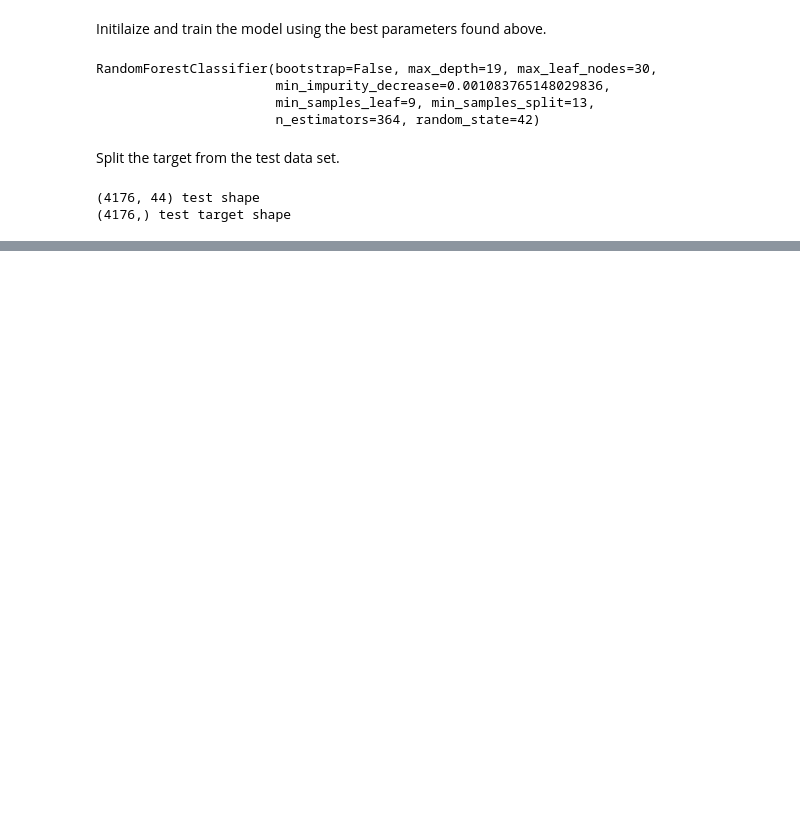
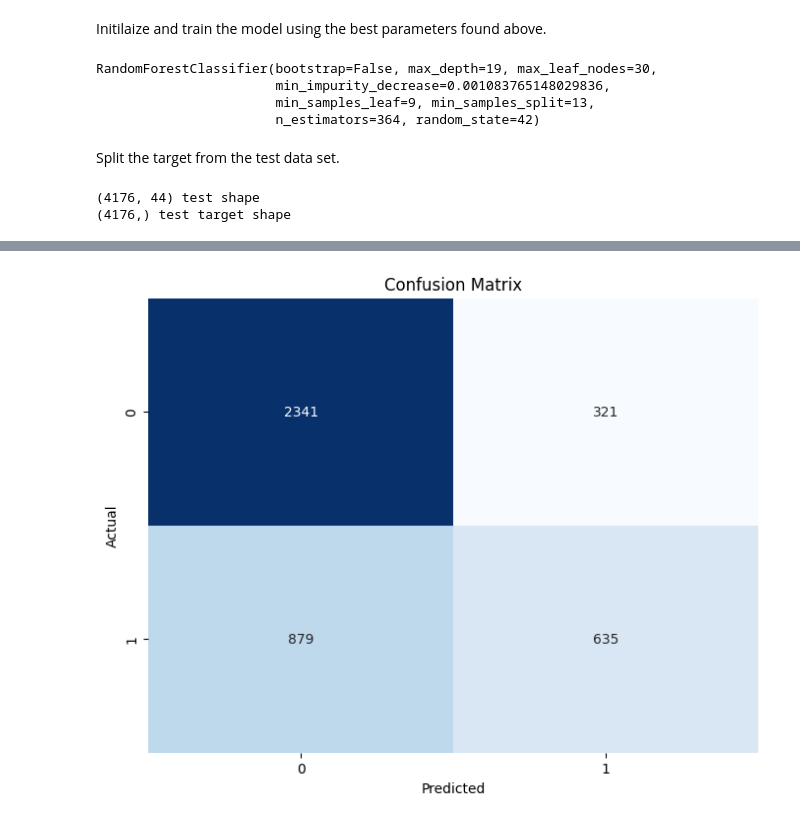
Before and after one commit to acntspell/uncg_ism647_ml1_assignment, a Jupyter notebook: ism647_ML1_Random_Forest.ipynb, the cells around one changed output, grey strips where cells are left out. Cells and saved outputs as stored; diff of their text form; code cells hidden in the pictures; blank space fills up the shorter version.

```diff
--- a/ism647_ML1_Random_Forest.ipynb
+++ b/ism647_ML1_Random_Forest.ipynb
@@ -423,0 +155,17 @@ plt.show()
+# %%
+# plot confusion matrix
+from sklearn.metrics import confusion_matrix
+import seaborn as sns
+
+# create confusion matrix
+conf_matrix = confusion_matrix(test_target, test_predictions)
+
+# plot the confusion matrix
+plt.figure(figsize=(8, 6))
+sns.heatmap(conf_matrix, annot=True, fmt='g', cmap='Blues', cbar=False)
+plt.xlabel('Predicted')
+plt.ylabel('Actual')
+plt.title('Confusion Matrix')
+plt.show()
+# %% [output]
+[figure, added]
```
Also changed, not shown: parts of 29 cells of this notebook, 2 other files.
